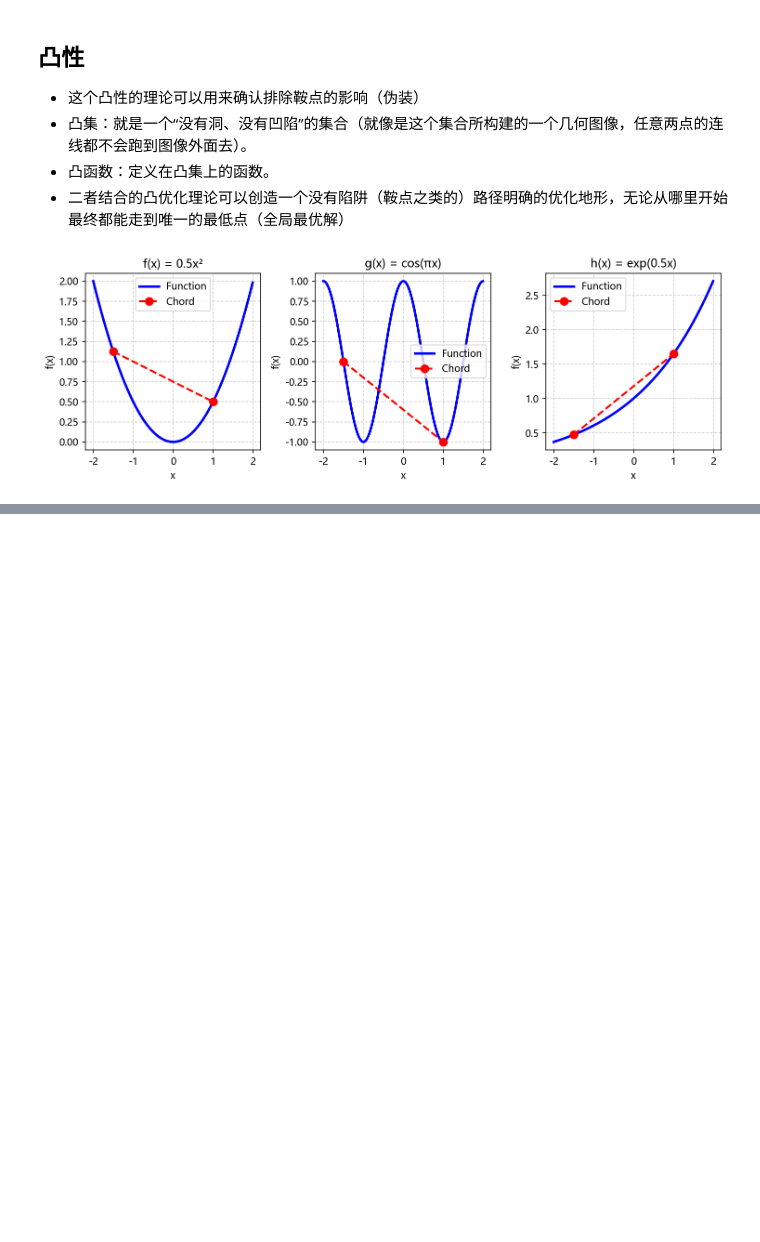
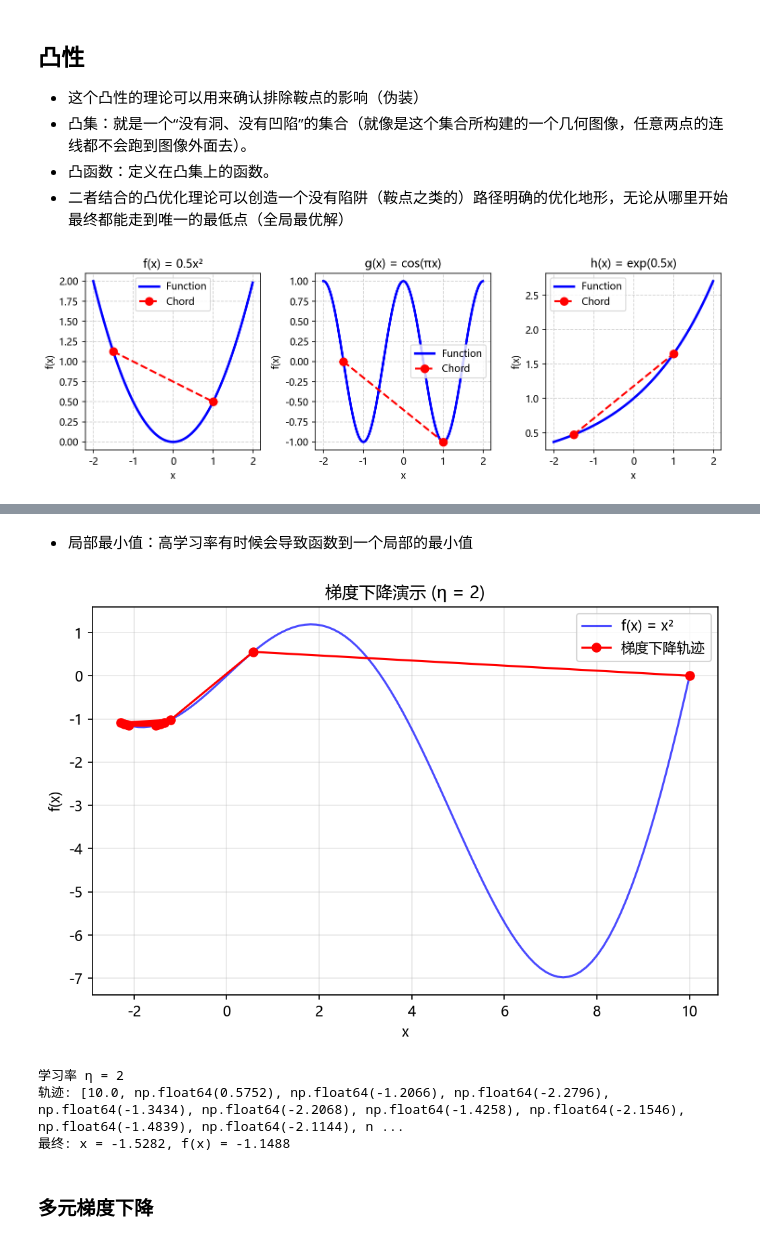
Before and after one commit to XSJWF/DLL, a Jupyter notebook: notebooks/DL_10.ipynb, the cells around one changed output, grey strips where cells are left out. Saved outputs shown, nothing was run; the diff lists cells and outputs as text; code cells hidden in the pictures; blank space fills up the shorter version.

```diff
--- a/notebooks/DL_10.ipynb
+++ b/notebooks/DL_10.ipynb
@@ -185,0 +282,21 @@ plt.show()
+# %% [markdown]
+- 局部最小值：高学习率有时候会导致函数到一个局部的最小值
+# %%
+# 定义常数 c
+c = 0.15 * np.pi
+
+# 定义目标函数和梯度
+def f(x):
+    return x * np.cos(c * x)
+
+def f_grad(x):
+    return np.cos(c * x) - c * x * np.sin(c * x)
+
+show_trace(gd(2, f_grad), f)
+# %% [output]
+[figure, added]
+学习率 η = 2
+轨迹: [10.0, np.float64(0.5752), np.float64(-1.2066), np.float64(-2.2796), np.float64(-1.3434), np.float64(-2.2068), np.float64(-1.4258), np.float64(-2.1546), np.float64(-1.4839), np.float64(-2.1144), n ...
+最终: x = -1.5282, f(x) = -1.1488
+# %% [markdown]
+### 多元梯度下降
```
Also changed, not shown: parts of 5 cells of this notebook, 1 other file.
